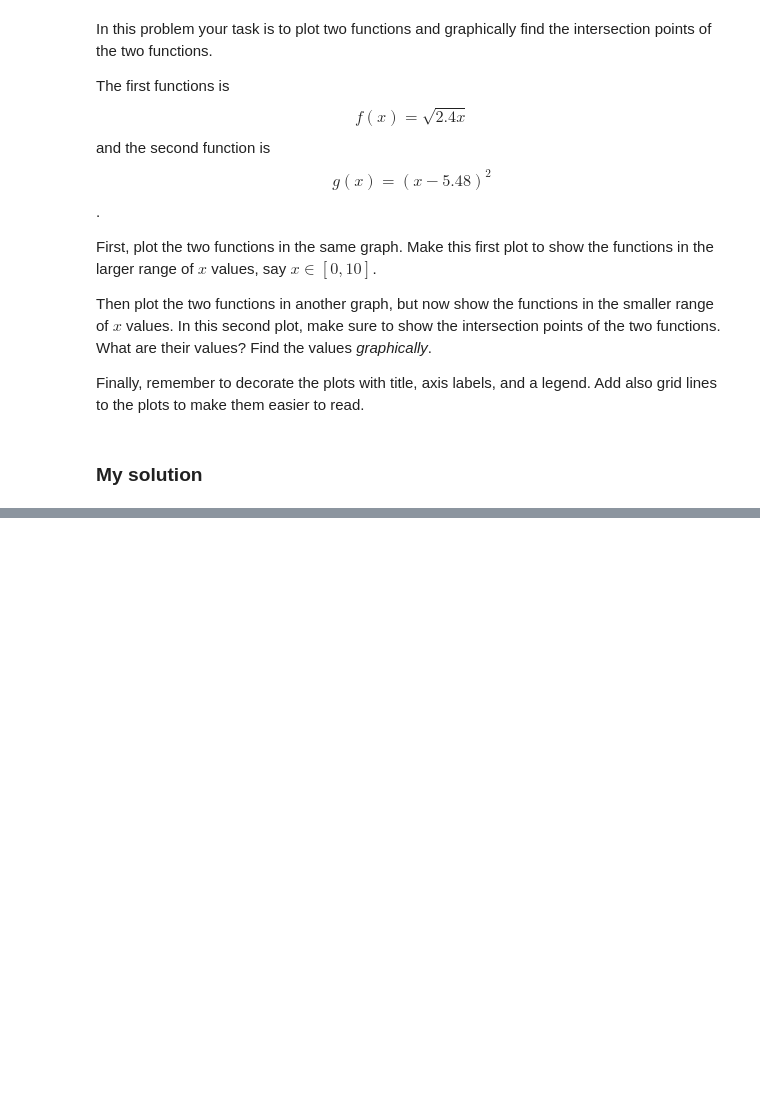
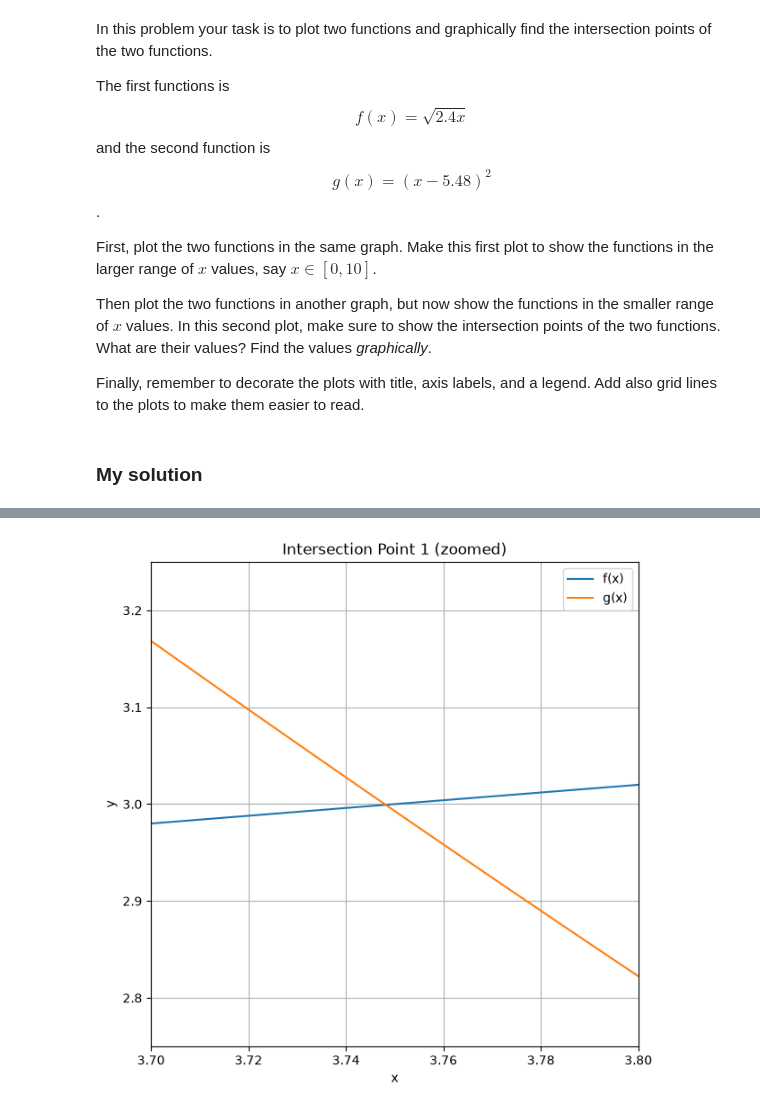
Before and after one commit to sam-henderson26/Python-Labs-1, a Jupyter notebook: Sam_Henderson_Lab2_.ipynb, the cells around one changed output, grey strips where cells are left out. Drawn from its saved outputs; the diff is of its cells as text; code cells hidden in the pictures; blank space fills up the shorter version.

```diff
--- a/Sam_Henderson_Lab2_.ipynb
+++ b/Sam_Henderson_Lab2_.ipynb
@@ -123,0 +139,14 @@ lines to the plots to make them easier to read.
+# %%
+plt.figure(figsize = (7,7))
+plt.plot(x, f, label='f(x)')
+plt.plot(x, g, label='g(x)')
+plt.xlim(3.7, 3.8)
+plt.ylim(2.75, 3.25)
+plt.title("Intersection Point 1 (zoomed)")
+plt.xlabel("x")
+plt.ylabel("y")
+plt.legend()
+plt.grid(True)
+plt.show()
+# %% [output]
+[figure, added]
```
Also changed, not shown: parts of 8 cells of this notebook.
